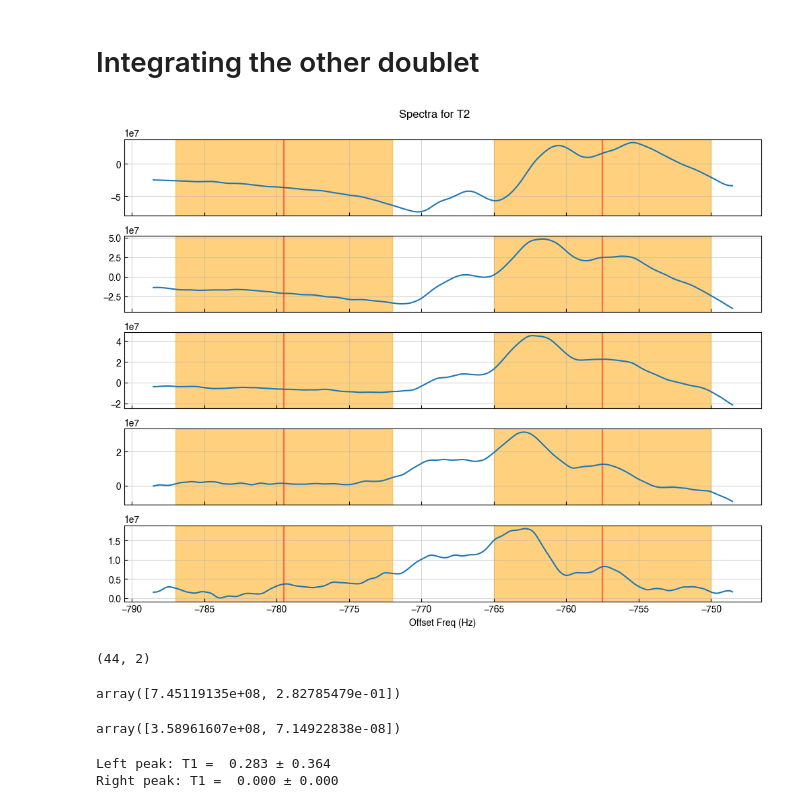
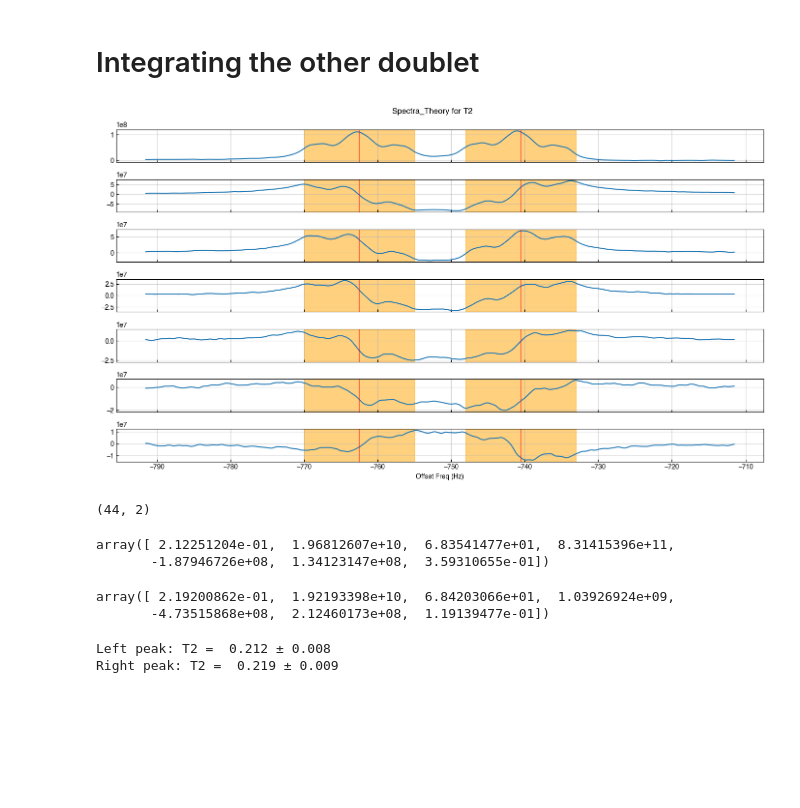
Before and after one commit to donnydavino1/Quantum_Brain, a Jupyter notebook: T1_and_T2_Analysis/T2_analysis_189.ipynb, the cells around one changed output. Drawn from its saved outputs; the diff is of its cells as text; code cells hidden in the pictures; blank space fills up the shorter version.

Commit message:
Analyzing more data

```diff
--- a/T1_and_T2_Analysis/T2_analysis_189.ipynb
+++ b/T1_and_T2_Analysis/T2_analysis_189.ipynb
@@ -126,4 +135,5 @@ print(all_data.shape, data_mag.shape)
 # %%
+data_mag=real_part
 plt.plot(data_mag[0])
 plt.plot(data_mag[round(SIZE_OF_FID / 8)])
 plt.plot(data_mag[round(SIZE_OF_FID / 2)])
@@ -141,9 +151,9 @@ R_FREQ = J / 2
 # %%
 I_RANDOM = 0
 fig, ax = plt.subplots()
-Y_OFFSET = 1E8
+Y_OFFSET = 2E8
 
 for i in range(SIZE_OF_FID):
     ax.plot(freqs, data_mag[i] + Y_OFFSET * i)
-ax.set_xlim(-50, 50)
+ax.set_xlim(-20, 20)
 # %% [output]
@@ -164,7 +174,7 @@ i_R = np.absolute(freqs - X_LIMS_DISPLAY[1]).argmin()
 fig, axs = plt.subplots(N_DISPLAY, 1, figsize=(2 * N_DISPLAY, 8), sharex=True, sharey=False)
 
 # Making an offset so the red lines visually line up with the peaks
-intgr_offset = 0
+intgr_offset = -1
 intgr_centers = (L_FREQ + intgr_offset, R_FREQ + intgr_offset)
 
 for i_axis, i_spectrum in enumerate(DISPLAY_INDICES):
@@ -343,47 +371,47 @@ print(np.sqrt(pcov_right[2,2]))
 # %% [markdown]
 # Integrating the other doublet
 # %%
-DOUBLET_OFFSET = -768.5
-L_FREQ_OTHER = -J / 2 + DOUBLET_OFFSET
+DOUBLET_OFFSET = -751.52
+L_FREQ_OTHER = -J / 2 +DOUBLET_OFFSET
 R_FREQ_OTHER = J / 2 + DOUBLET_OFFSET
 # %%
-DISPLAY_INDICES = [0, 10, 20, 30, 40]  #Python starts couting at 0, while Bruker starts counting at zero hence the "-1"
+DISPLAY_INDICES = [0, 2,10, 20, 30, 40, 43]  #Python starts couting at 0, while Bruker starts counting at zero hence the "-1"
 N_DISPLAY = len(DISPLAY_INDICES)
 
 INTGR_WIDTH = 15  # in Hz. The width to integrate over.
-X_LIMS_DISPLAY = [-20 + DOUBLET_OFFSET, 20 + DOUBLET_OFFSET]
+X_LIMS_DISPLAY = [-40 + DOUBLET_OFFSET, 40 + DOUBLET_OFFSET]
 i_L = np.absolute(freqs - X_LIMS_DISPLAY[0]).argmin()
 i_R = np.absolute(freqs - X_LIMS_DISPLAY[1]).argmin()
 
 fig, axs = plt.subplots(N_DISPLAY, 1, figsize=(2 * N_DISPLAY, 8), sharex=True, sharey=False)
 
 # Making an offset so the red lines visually line up with the peaks
 intgr_offset = 0
 intgr_centers = (L_FREQ_OTHER + intgr_offset, R_FREQ_OTHER + intgr_offset)
 
 for i_axis, i_spectrum in enumerate(DISPLAY_INDICES):
     # plot the spectrum
     ax = axs[i_axis]
     ax.plot(freqs[i_L: i_R + 1], data_mag[i_spectrum][i_L: i_R + 1])
     ax.grid(alpha=0.5)
     ax.set(xlabel='Offset Freq (Hz)')
     ax.label_outer()
     ax.tick_params(direction='in')
 
     # red centers
     ax.axvline(intgr_centers[0], color='r', alpha=0.5)
     ax.axvline(intgr_centers[1], color='r', alpha=0.5)
     # orange integration window
     ax.axvspan(intgr_centers[0] - INTGR_WIDTH / 2, intgr_centers[0] + INTGR_WIDTH / 2, color='orange', alpha=0.5)
     ax.axvspan(intgr_centers[1] - INTGR_WIDTH / 2, intgr_centers[1] + INTGR_WIDTH / 2, color='orange', alpha=0.5)
 
     # plot integration lines
 
 fig.suptitle('Spectra_Theory for T2')
 fig.tight_layout()
 plt.show()
 # %% [output]
-[figure, old version]
+[figure, new version]
 # %%
 def integrate_doublet(spectrum):
     i_L_lo = np.abs(freqs - (intgr_centers[0] - INTGR_WIDTH / 2)).argmin()
@@ -404,27 +432,33 @@ areas_all.shape
 areas_left = areas_all[:, 0]
 areas_right = areas_all[:, 1]
 # %%
-guesses = [2e10, 1]
-#a, t1
-lower_bounds = [0, 0]
-upper_bounds = [np.inf, 1e3]
+guesses =[ 2.12251233e-01,  1.96812593e+10,  6.83541500e+01,  4.15707698e+11,
+       -1.87949885e+08,  1.34124405e+08,  3.59310387e-01]
 
-popt_left, pcov_left = curve_fit(t1_func, wait_times, areas_left, p0=guesses, bounds=(lower_bounds, upper_bounds))
-popt_right, pcov_right = curve_fit(t1_func, wait_times, areas_right, p0=guesses, bounds=(lower_bounds, upper_bounds))
+# T2, A, omega, Tj, C, offset1, offset2
+#(A * np.cos(omega * x + offset2) * np.exp(-x / Tj) + C) * np.exp(-x / T2) + offset1
 
-t1_left, t1_left_err = popt_left[1], np.sqrt(pcov_left[1,1])
-t1_right, t1_right_err = popt_right[1], np.sqrt(pcov_right[1,1])
+lower_bounds = [0, 0, 0, 0, -1e12, -1e12,-2*np.pi]
+upper_bounds = [1, 1e12, 1e12, 1e12, 1e12, 1e12,2*np.pi]
+
+popt_left, pcov_left = curve_fit(t2_func_exp, wait_times, areas_left, p0=guesses, bounds=(lower_bounds, upper_bounds))
+popt_right, pcov_right = curve_fit(t2_func_exp, wait_times, areas_right, p0=guesses, bounds=(lower_bounds, upper_bounds))
+
+t2_left, t2_left_err = popt_left[0], np.sqrt(pcov_left[0,0])
+t2_right, t2_right_err = popt_right[0], np.sqrt(pcov_right[0,0])
 
 PLUS_MINUS = u'\u00b1'
 display(popt_left)
 display(popt_right)
-print(f"Left peak: T1 = {t1_left: .3f} {PLUS_MINUS} {t1_left_err:.3f}")
-print(f"Right peak: T1 = {t1_right: .3f} {PLUS_MINUS} {t1_right_err:.3f}")
+print(f"Left peak: T2 = {t2_left: .3f} {PLUS_MINUS} {t2_left_err:.3f}")
+print(f"Right peak: T2 = {t2_right: .3f} {PLUS_MINUS} {t2_right_err:.3f}")
 # %% [output]
-array([7.45119135e+08, 2.82785479e-01])
+array([ 2.12251204e-01,  1.96812607e+10,  6.83541477e+01,  8.31415396e+11,
+       -1.87946726e+08,  1.34123147e+08,  3.59310655e-01])
-array([3.58961607e+08, 7.14922838e-08])
+array([ 2.19200862e-01,  1.92193398e+10,  6.84203066e+01,  1.03926924e+09,
+       -4.73515868e+08,  2.12460173e+08,  1.19139477e-01])
-Left peak: T1 =  0.283 ± 0.364
-Right peak: T1 =  0.000 ± 0.000
+Left peak: T2 =  0.212 ± 0.008
+Right peak: T2 =  0.219 ± 0.009
 # %%
 # Create the figure and axis with adjusted layout for publication
 fig_t2, axs_t2 = plt.subplots(2, 1, figsize=(8, 6), sharex=True, sharey=True)
```
Also changed, not shown: parts of 19 cells of this notebook, 21 other files.
